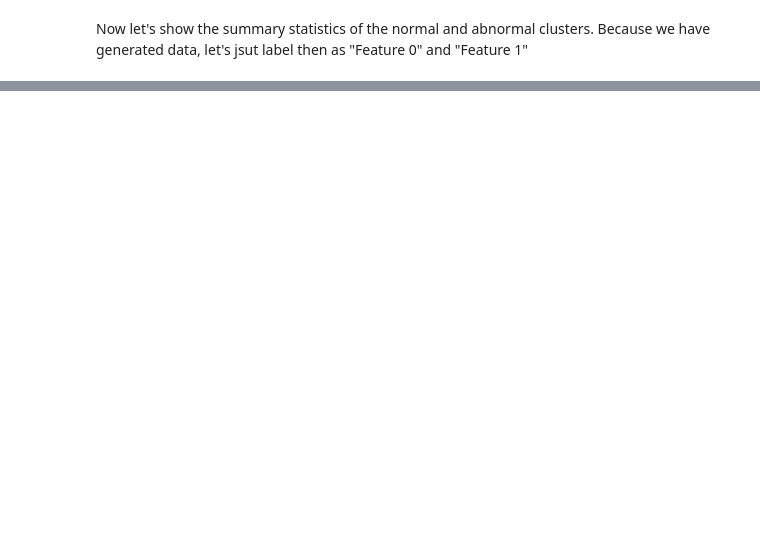
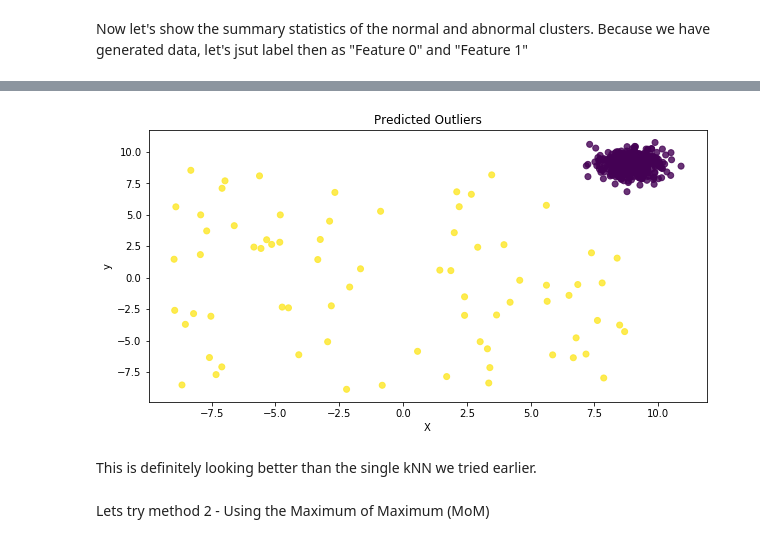
Before and after one commit to Alcoyle/Anomaly-Detection, a Jupyter notebook: The Very Basics.ipynb, the cells around one changed output, grey strips where cells are left out. Cells and saved outputs as stored; diff of their text form; code cells hidden in the pictures; blank space fills up the shorter version.

```diff
--- a/The Very Basics.ipynb
+++ b/The Very Basics.ipynb
@@ -102,0 +143,2 @@ Looking at our test data graph above, we can see the model has ove
+# %%
+train_scores_norm, test_scores_norm = standardizer(train_scores,test_scores)
@@ -102,0 +149,8 @@ Looking at our test data graph above, we can see the model has ove
+# %%
+# Combination by average
+# The test_scores_norm is 500 x 20. The "average" function will take the average of the 20 columns. The result "y_by_average" is a single column:
+y_by_average = average(test_scores_norm)
+plt.figure(figsize=[10,5])
+plt.hist(y_by_average, bins='auto') # arguments are passed to np.histogram
+plt.title("Combination by Average")
+plt.show()
@@ -102,0 +159,5 @@ Looking at our test data graph above, we can see the model has ove
+# %%
+test_df = pd.DataFrame(X_test)
+test_df['y_by_average_score'] = y_by_average
+test_df['y_by_average_cluster'] = np.where(test_df['y_by_average_score']<0, 0, 1)
+test_df['y_by_average_cluster'].value_counts()
@@ -102,0 +177,3 @@ Looking at our test data graph above, we can see the model has ove
+# %%
+test_df.rename(columns={0:'Feature 0', 1:'Feature 1'}, inplace = True)
+test_df.head()
@@ -102,0 +187,13 @@ Looking at our test data graph above, we can see the model has ove
+# %%
+plt.figure(figsize=[10,5])
+plt.scatter(test_df['Feature 0'], test_df['Feature 1'], c=test_df['y_by_average_cluster'], alpha=0.8)
+plt.xlabel('X')
+plt.ylabel('y')
+plt.title('Predicted Outliers')
+plt.show()
+# %% [output]
+[figure, added]
+# %% [markdown]
+This is definitely looking better than the single kNN we tried earlier.
+# %% [markdown]
+Lets try method 2 - Using the Maximum of Maximum (MoM)
```
Also changed, not shown: parts of 46 cells of this notebook.
